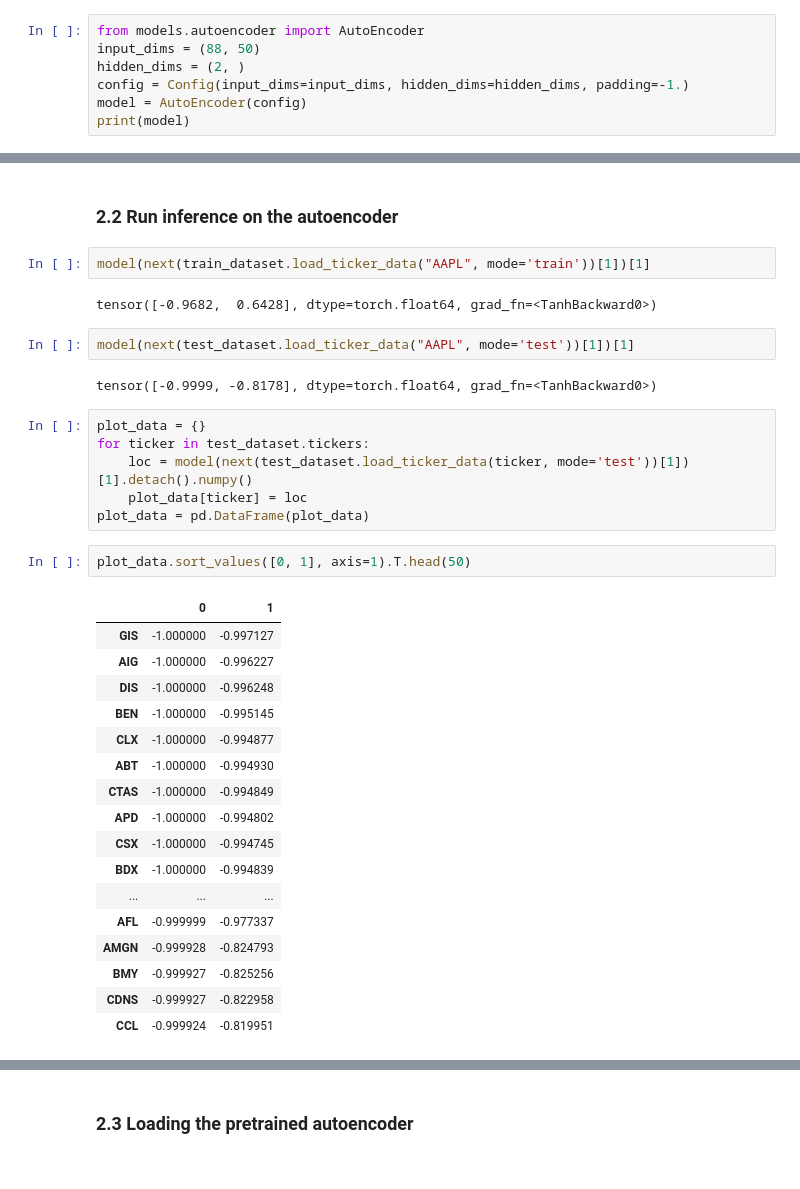
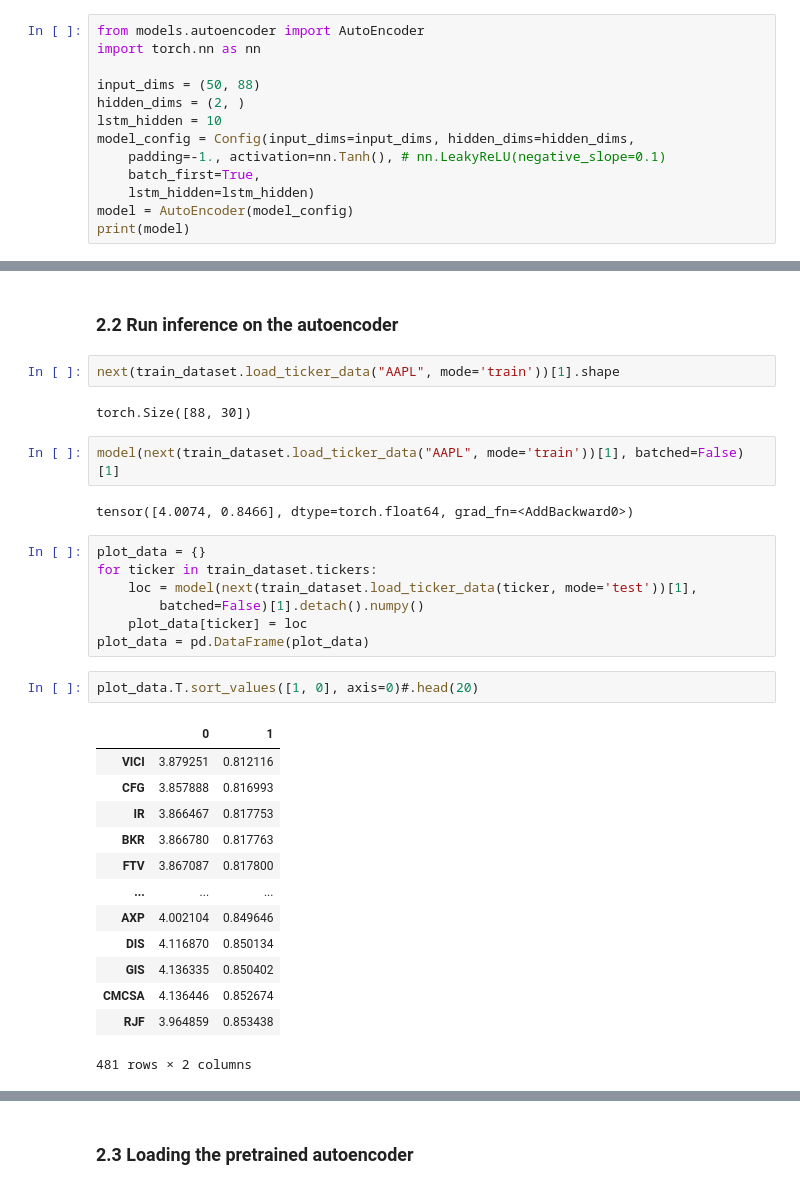
Before and after one commit to pauljhp/Stock_Prediction_SA, a Jupyter notebook: train.ipynb, the cells around one changed output, grey strips where cells are left out. Cells and saved outputs as stored; diff of their text form.

```diff
--- a/train.ipynb
+++ b/train.ipynb
@@ -48,10 +52,16 @@ test_dataset = BaseDataset(config=test_config)
 ## 2. Train autoencoder
 # %%
 from models.autoencoder import AutoEncoder
-input_dims = (88, 50)
+import torch.nn as nn
+
+input_dims = (50, 88)
 hidden_dims = (2, )
-config = Config(input_dims=input_dims, hidden_dims=hidden_dims, padding=-1.)
-model = AutoEncoder(config)
+lstm_hidden = 10
+model_config = Config(input_dims=input_dims, hidden_dims=hidden_dims,
+    padding=-1., activation=nn.Tanh(), # nn.LeakyReLU(negative_slope=0.1)
+    batch_first=True,
+    lstm_hidden=lstm_hidden)
+model = AutoEncoder(model_config)
 print(model)
 # %% [output]
 AutoEncoder(
@@ -127,39 +147,36 @@ tensor([[-0.6420, -0.6420, -0.6420,  ..., -0.6407, -0.6411, -0.6411],
 # %% [markdown]
 ### 2.2 Run inference on the autoencoder
+# %%
+next(train_dataset.load_ticker_data("AAPL", mode='train'))[1].shape
+# %% [output]
+torch.Size([88, 30])
 # %%
-model(next(train_dataset.load_ticker_data("AAPL", mode='train'))[1])[1]
+model(next(train_dataset.load_ticker_data("AAPL", mode='train'))[1], batched=False)[1]
 # %% [output]
-tensor([-0.9682,  0.6428], dtype=torch.float64, grad_fn=<TanhBackward0>)
+tensor([4.0074, 0.8466], dtype=torch.float64, grad_fn=<AddBackward0>)
-# %%
-model(next(test_dataset.load_ticker_data("AAPL", mode='test'))[1])[1]
-# %% [output]
-tensor([-0.9999, -0.8178], dtype=torch.float64, grad_fn=<TanhBackward0>)
 # %%
 plot_data = {}
-for ticker in test_dataset.tickers:
-    loc = model(next(test_dataset.load_ticker_data(ticker, mode='test'))[1])[1].detach().numpy()
+for ticker in train_dataset.tickers:
+    loc = model(next(train_dataset.load_ticker_data(ticker, mode='test'))[1],
+        batched=False)[1].detach().numpy()
     plot_data[ticker] = loc
 plot_data = pd.DataFrame(plot_data)
 # %%
-plot_data.sort_values([0, 1], axis=1).T.head(50)
+plot_data.T.sort_values([1, 0], axis=0)#.head(20)
 # %% [output]
 |  | 0 | 1 |
-| GIS | -1.000000 | -0.997127 |
-| AIG | -1.000000 | -0.996227 |
-| DIS | -1.000000 | -0.996248 |
-| BEN | -1.000000 | -0.995145 |
-| CLX | -1.000000 | -0.994877 |
-| ABT | -1.000000 | -0.994930 |
-| CTAS | -1.000000 | -0.994849 |
-| APD | -1.000000 | -0.994802 |
-| CSX | -1.000000 | -0.994745 |
-| BDX | -1.000000 | -0.994839 |
+| VICI | 3.879251 | 0.812116 |
+| CFG | 3.857888 | 0.816993 |
+| IR | 3.866467 | 0.817753 |
+| BKR | 3.866780 | 0.817763 |
+| FTV | 3.867087 | 0.817800 |
 | ... | ... | ... |
-| AFL | -0.999999 | -0.977337 |
-| AMGN | -0.999928 | -0.824793 |
-| BMY | -0.999927 | -0.825256 |
-| CDNS | -0.999927 | -0.822958 |
-| CCL | -0.999924 | -0.819951 |
+| AXP | 4.002104 | 0.849646 |
+| DIS | 4.116870 | 0.850134 |
+| GIS | 4.136335 | 0.850402 |
+| CMCSA | 4.136446 | 0.852674 |
+| RJF | 3.964859 | 0.853438 |
+481 rows × 2 columns
 # %%
 import matplotlib.pyplot as plt
 import numpy as np
```
Also changed, not shown: parts of 10 cells of this notebook, 5 other files.
